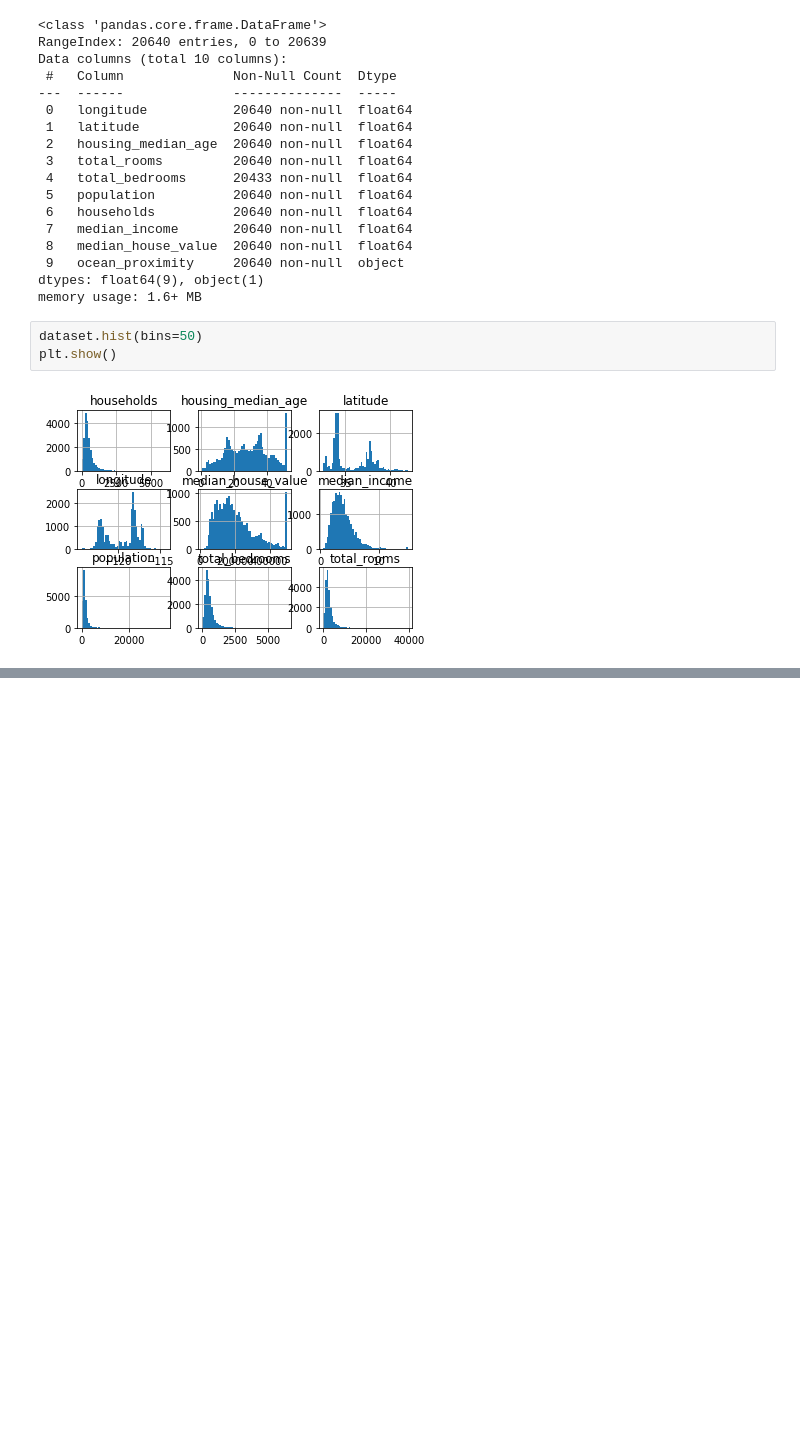
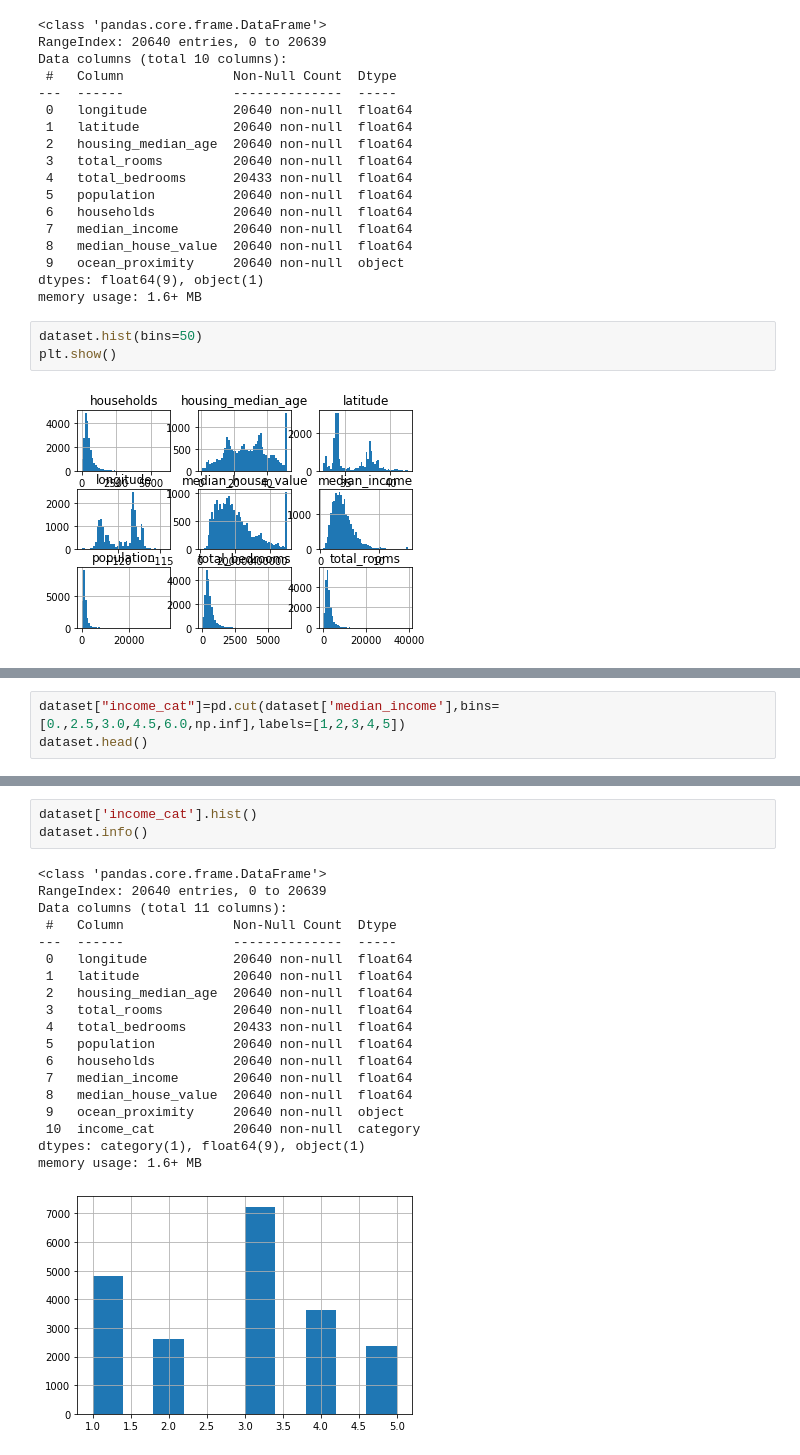
Before and after one commit to Sukh-vip3r/82-days-machine-learning, a Jupyter notebook: Day-1.ipynb, the cells around one changed output, grey strips where cells are left out. Saved outputs shown, nothing was run; the diff lists cells and outputs as text; blank space fills up the shorter version.

```diff
--- a/Day-1.ipynb
+++ b/Day-1.ipynb
@@ -52,0 +79,3 @@ plt.show()
+# %%
+dataset["income_cat"]=pd.cut(dataset['median_income'],bins=[0.,2.5,3.0,4.5,6.0,np.inf],labels=[1,2,3,4,5])
+dataset.head()
@@ -52,0 +89,23 @@ plt.show()
+# %%
+dataset['income_cat'].hist()
+dataset.info()
+# %% [output]
+<class 'pandas.core.frame.DataFrame'>
+RangeIndex: 20640 entries, 0 to 20639
+Data columns (total 11 columns):
+ #   Column              Non-Null Count  Dtype
+---  ------              --------------  -----
+ 0   longitude           20640 non-null  float64
+ 1   latitude            20640 non-null  float64
+ 2   housing_median_age  20640 non-null  float64
+ 3   total_rooms         20640 non-null  float64
+ 4   total_bedrooms      20433 non-null  float64
+ 5   population          20640 non-null  float64
+ 6   households          20640 non-null  float64
+ 7   median_income       20640 non-null  float64
+ 8   median_house_value  20640 non-null  float64
+ 9   ocean_proximity     20640 non-null  object
+ 10  income_cat          20640 non-null  category
+dtypes: category(1), float64(9), object(1)
+memory usage: 1.6+ MB
+[figure, added]
```
Also changed, not shown: parts of 28 cells of this notebook.
